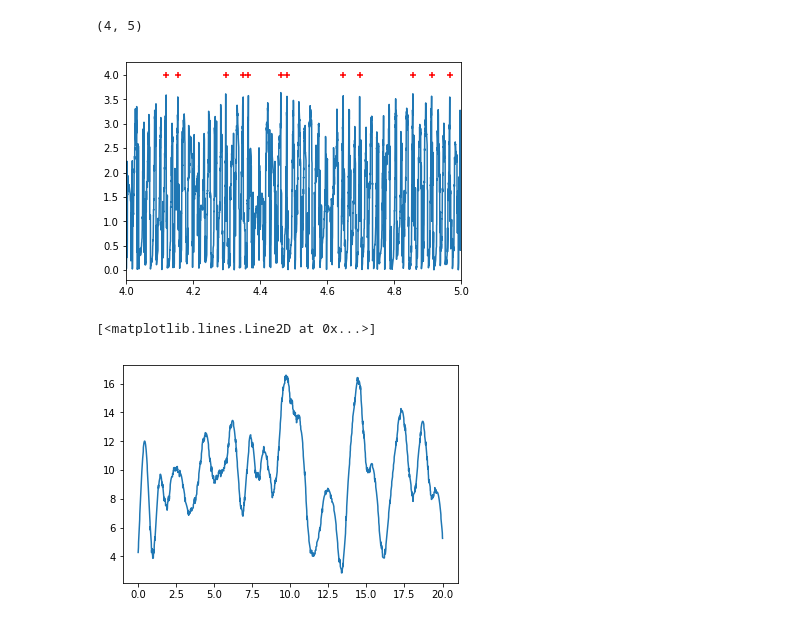
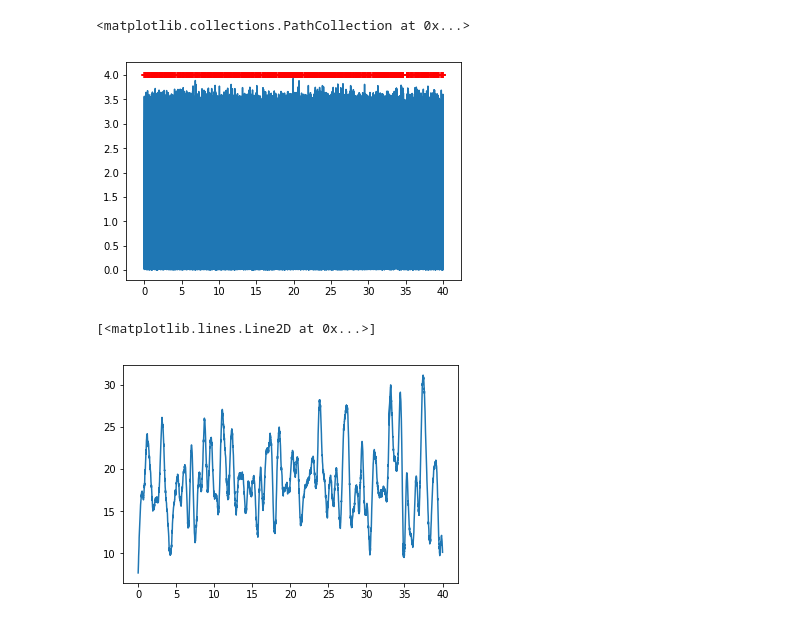
Before and after one commit to acellon/ifat-py, a Jupyter notebook: ifat-grid.ipynb, the cells around one changed output. Drawn from its saved outputs; the diff is of its cells as text; code cells hidden in the pictures.

```diff
--- a/ifat-grid.ipynb
+++ b/ifat-grid.ipynb
@@ -351,15 +356,15 @@ xlim([3,4.5])
 # %%
 plot(GRID_v.t/second, GRID_v.Vm[0]/volt)
 scatter(GRID_sp.t[GRID_sp.i==0]/second,4*ones(len(GRID_sp.t[GRID_sp.i==0])),marker='+',color='r')
-xlim([4,5])
+#xlim([4,5])
 # %% [output]
-(4, 5)
+<matplotlib.collections.PathCollection at 0x...>
-[figure, old version]
+[figure, new version]
 # %%
-plot(GRID0_rate.t/second, GRID0_rate.smooth_rate(width=250*ms))
+plot(GRID0_rate.t/second, GRID0_rate.smooth_rate(width=200*ms))
 # %% [output]
 [<matplotlib.lines.Line2D at 0x...>]
-[figure, old version]
+[figure, new version]
 # %%
 times = np.zeros_like(path[:,0])
 times[np.array(GRID_sp.t/(rundt),dtype=int)] = 1
```
Also changed, not shown: parts of 39 cells of this notebook, 3 other files.
